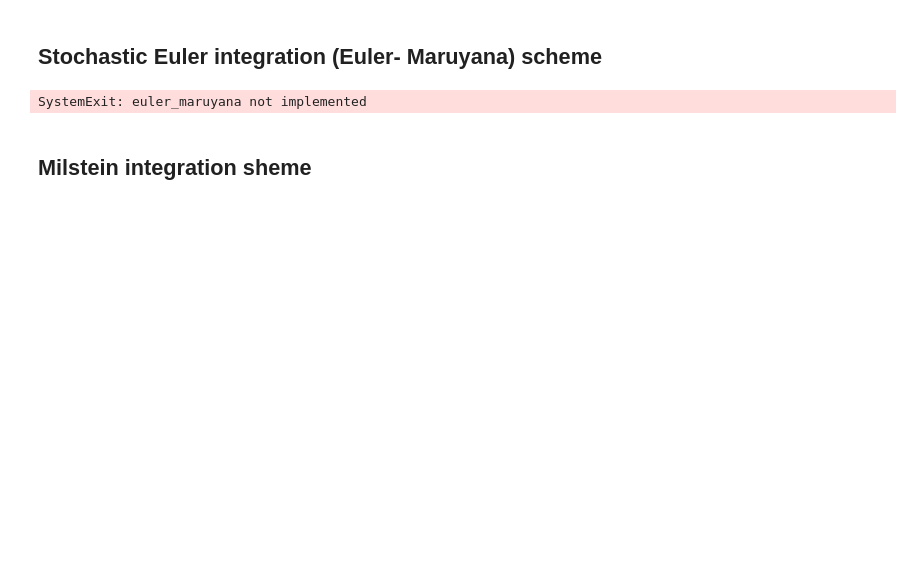
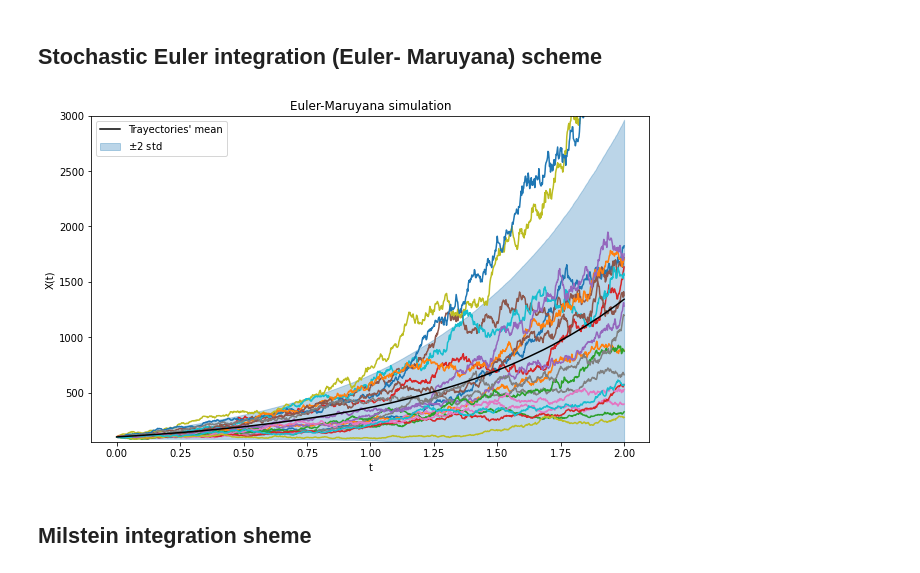
Before and after one commit to Ocete/mcd-pe-continuo, a Jupyter notebook: P2/demo_stochastic_differential_equations.ipynb, the cells around one changed output. Saved outputs shown, nothing was run; the diff lists cells and outputs as text; code cells hidden in the pictures; blank space fills up the shorter version.

```diff
--- a/P2/demo_stochastic_differential_equations.ipynb
+++ b/P2/demo_stochastic_differential_equations.ipynb
@@ -57,12 +59,19 @@ _ = plt.plot(t, X_mean)
 # %%
 # Carry out simulation
 t, X_euler = sde.euler_maruyana(t0, x0, T, a, b, M, N)
+y_max = min(np.max(X_euler), 3000)
 
 # Plot trajectories
 stoch.plot_trajectories(t, X_euler, fig_num=1)
-_ = plt.plot(t, X_mean, linewidth=1, color='r')
+
+sde.subplot_mean_and_std(t, np.mean(X_euler, axis=0),
+                         2*np.std(X_euler, axis=0),
+                         ylims=[np.min(X_euler), y_max],
+                         color='black')
+plt.legend(['Trayectories\' mean', '$\pm$2 std'])
+_ = plt.title('Euler-Maruyana simulation')
 # %% [output]
-SystemExit: euler_maruyana not implemented
+[figure, added]
 # %% [markdown]
 ## Milstein integration sheme
 # %%
```
Also changed, not shown: parts of 4 cells of this notebook, 2 other files.
